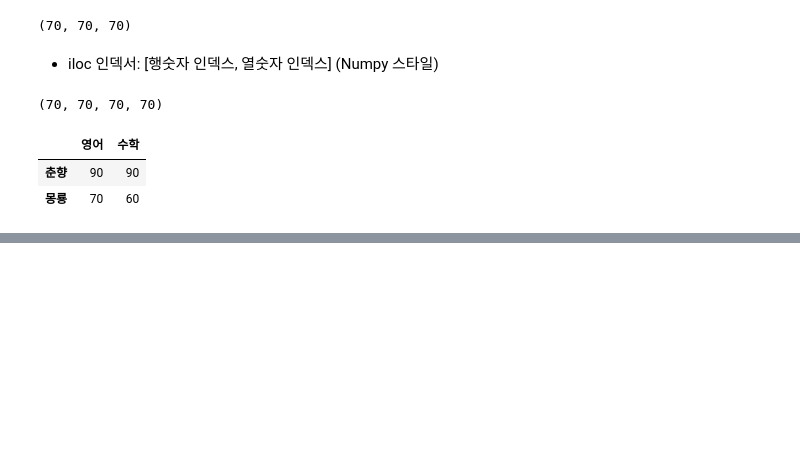
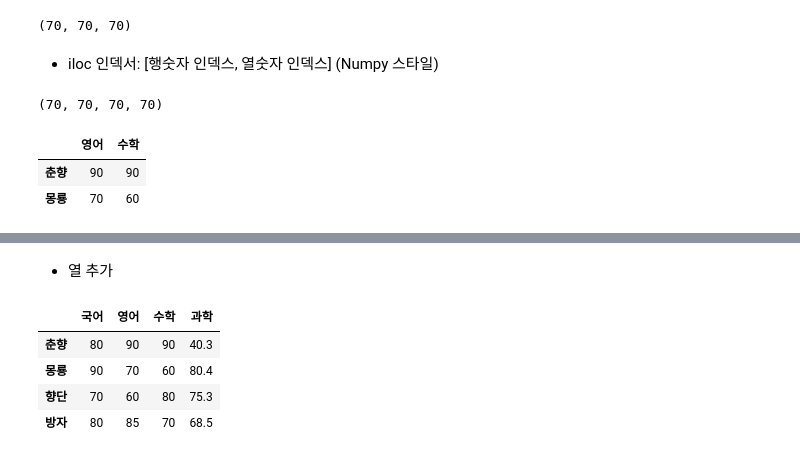
Before and after one commit to ivyjune22/DataAnalysis-Lecture-2022.04, a Jupyter notebook: 02.Pandas/02Dataframe_01.ipynb, the cells around one changed output, grey strips where cells are left out. Cells and saved outputs as stored; diff of their text form; code cells hidden in the pictures; blank space fills up the shorter version.

```diff
--- a/02.Pandas/02Dataframe.ipynb
+++ b/02.Pandas/02Dataframe_01.ipynb
@@ -183,0 +204,11 @@ df.iloc[:2, 1:]
+# %% [markdown]
+- 열 추가
+# %%
+df['과학'] = [40.3, 80.4, 75.3, 68.5]
+df
+# %% [output]
+|  | 국어 | 영어 | 수학 | 과학 |
+| 춘향 | 80 | 90 | 90 | 40.3 |
+| 몽룡 | 90 | 70 | 60 | 80.4 |
+| 향단 | 70 | 60 | 80 | 75.3 |
+| 방자 | 80 | 85 | 70 | 68.5 |
```
Also changed, not shown: parts of 14 cells of this notebook, 5 other files.
